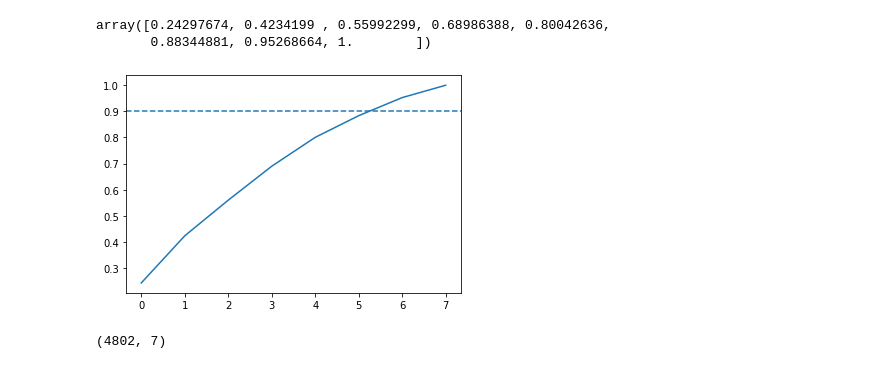
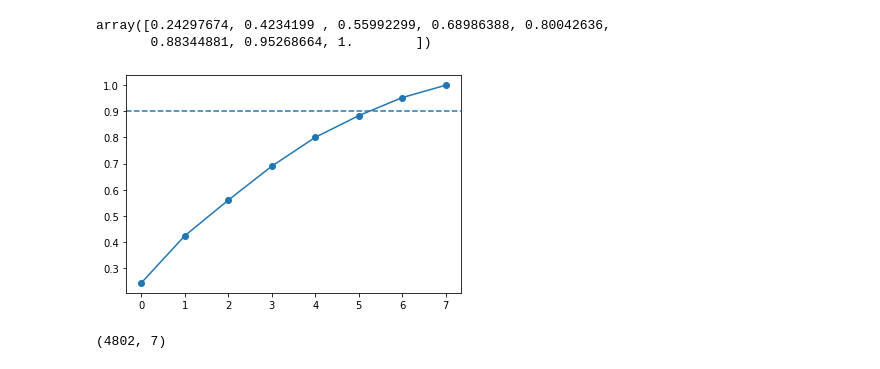
Before and after one commit to Technocolabs100/Mini-Project-Classify-Song-Genres-from-Audio-Data, a Jupyter notebook: mini-project.ipynb, the cells around one changed output. Saved outputs shown, nothing was run; the diff lists cells and outputs as text; code cells hidden in the pictures.

```diff
--- a/mini-project.ipynb
+++ b/mini-project.ipynb
@@ -147,11 +147,11 @@ array([0.24297674, 0.4234199 , 0.55992299, 0.68986388, 0.80042636,
 # %%
 # Plot the cumulative explained variance and draw a dashed line at 0.90.
 fig, ax = plt.subplots()
-ax.plot(range(8),cum_exp_variance)
+ax.plot(range(8),cum_exp_variance, 'o-')
 ax.axhline(y=0.9, linestyle='--')
 plt.show()
 # %% [output]
-[figure, old version]
+[figure, new version]
 # %%
 n_components = 7
 
```
